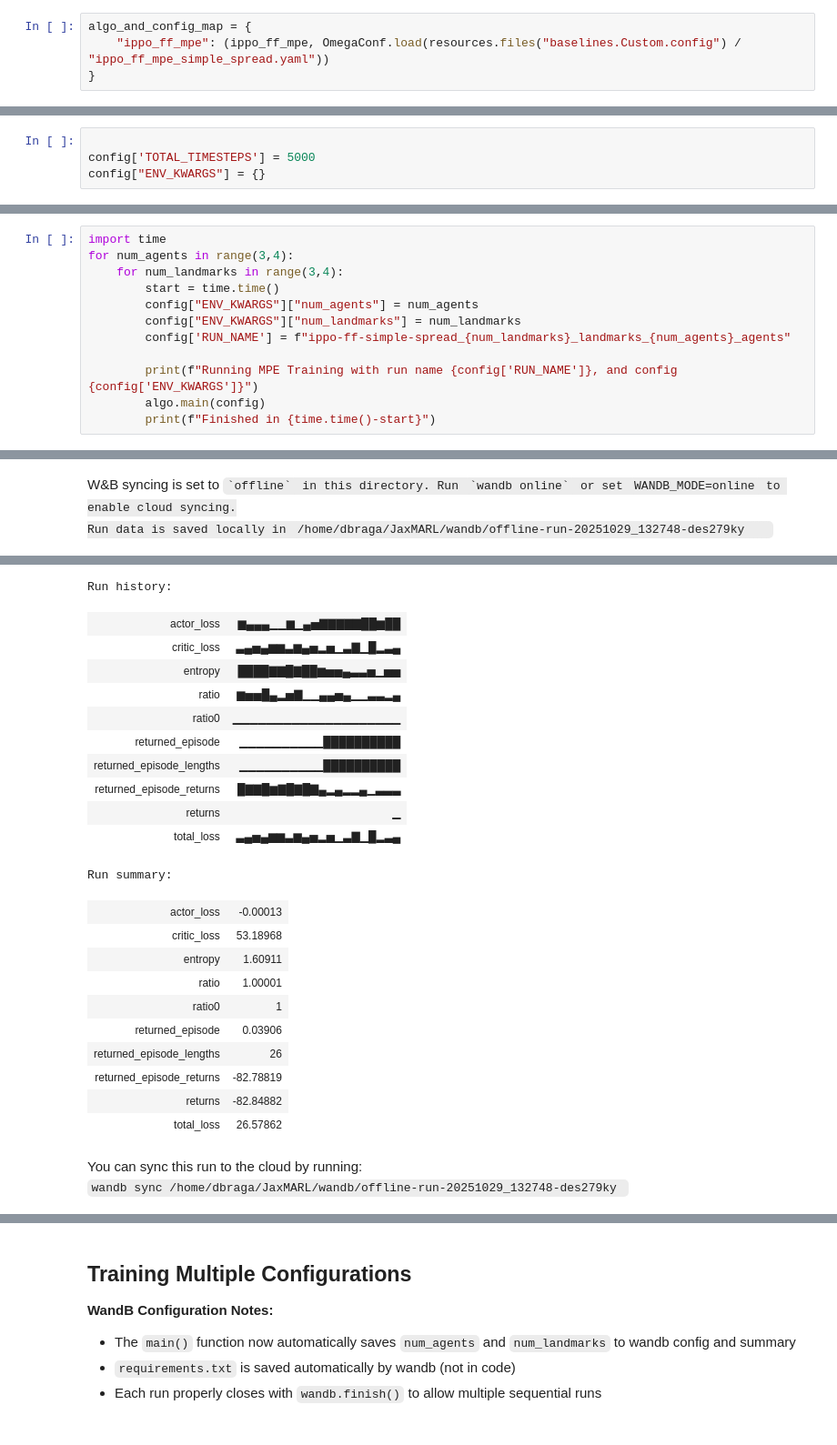
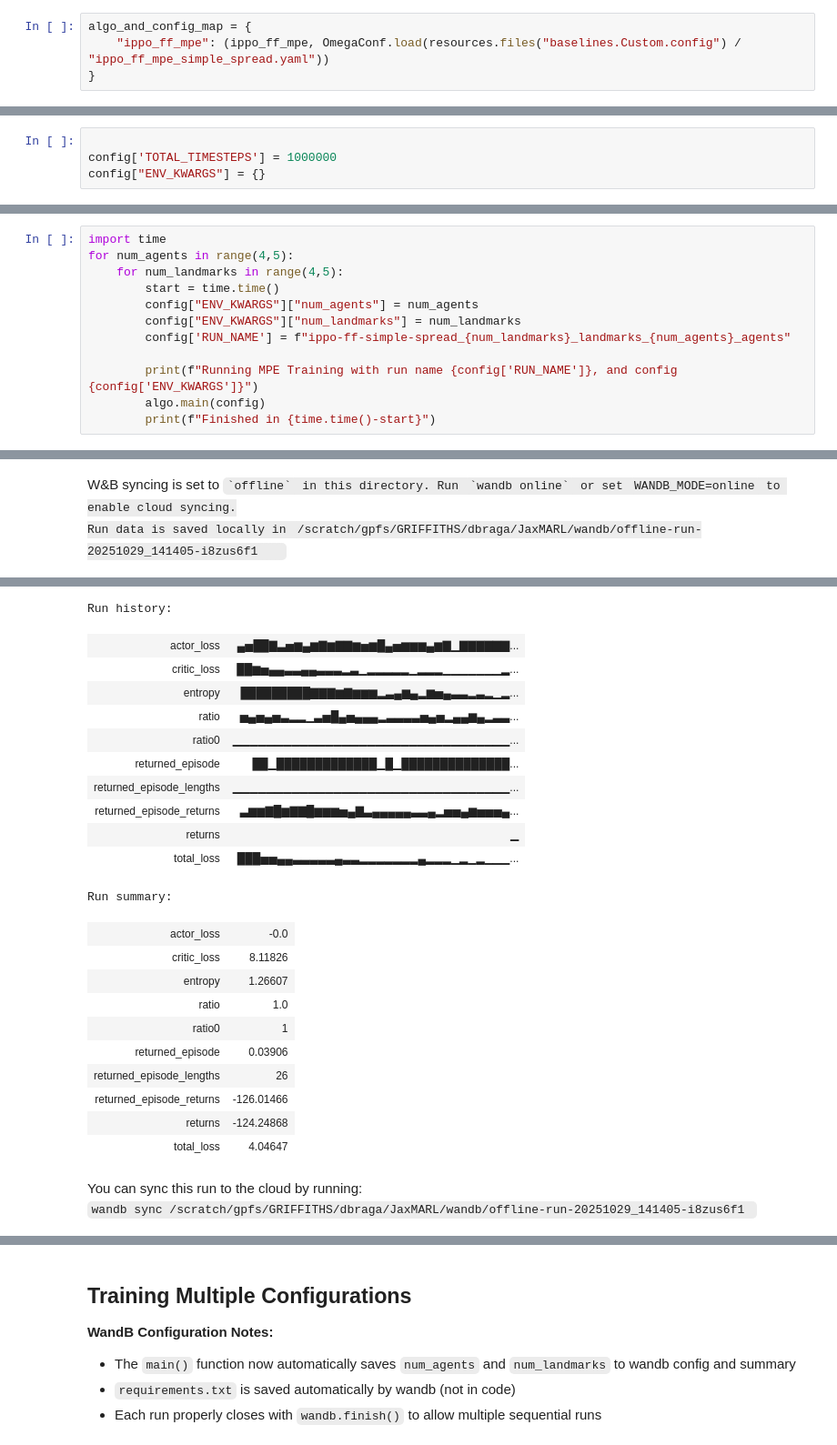
Before and after one commit to bragadaniel14/JaxMARL, a Jupyter notebook: Playground ippo_ff.ipynb, the cells around one changed output, grey strips where cells are left out. Shown at 91% size. Drawn from its saved outputs; the diff is of its cells as text.

```diff
--- a/Playground ippo_ff.ipynb
+++ b/Playground ippo_ff.ipynb
@@ -38,6 +38,6 @@ Wall time: 10.7 μs
 # %%
 
-config['TOTAL_TIMESTEPS'] = 5000
+config['TOTAL_TIMESTEPS'] = 1000000
 config["ENV_KWARGS"] = {}
 # %%
 config
@@ -46,7 +46,7 @@ config
 # %%
 import time
-for num_agents in range(3,4):
-    for num_landmarks in range(3,4):
+for num_agents in range(4,5):
+    for num_landmarks in range(4,5):
         start = time.time()
         config["ENV_KWARGS"]["num_agents"] = num_agents
         config["ENV_KWARGS"]["num_landmarks"] = num_landmarks
@@ -61,4 +61,4 @@ wandb: WARNING Using a boolean value for 'reinit' is deprecated. Use 'return_pre
 [interactive output not drawn]
 Tracking run with wandb version 0.22.1
 W&B syncing is set to `offline` in this directory. Run `wandb online` or set WANDB_MODE=online to enable cloud syncing.
-Run data is saved locally in /home/dbraga/JaxMARL/wandb/offline-run-20251029_132748-des279ky
+Run data is saved locally in /scratch/gpfs/GRIFFITHS/dbraga/JaxMARL/wandb/offline-run-20251029_141405-i8zus6f1
@@ -65,25 +66,25 @@ Run data is saved locally in /home/dbraga/JaxMARL/wandb/offline-run-20251029_132
 [interactive output not drawn]
-Run history:
+Run history:
-| actor_loss | ▆▄▄▄▁▁▆▁▄▅▇▇▇▇▇██▆██ |
-| critic_loss | ▃▄▅▄▆▆▃▆▄▅▂▅▁▃▇▁█▂▃▄ |
-| entropy | ████▇▇█▇██▆▅▅▄▃▃▅▁▅▅ |
-| ratio | ▆▅▅█▄▂▅▇▁▁▄▄▅▄▁▁▃▃▂▄ |
-| ratio0 | ▁▁▁▁▁▁▁▁▁▁▁▁▁▁▁▁▁▁▁▁ |
-| returned_episode | ▁▁▁▁▁▁▁▁▁▁██████████ |
-| returned_episode_lengths | ▁▁▁▁▁▁▁▁▁▁██████████ |
-| returned_episode_returns | █▇▇█▆▇█▇█▇▄▂▄▂▂▄▁▃▃▃ |
+| actor_loss | ▄▅██▇▃▅▆▄▆▇▆▇▇▆▅▆█▄▅▆▆▆▄▆▇▁▇▇▇▇▇▇... |
+| critic_loss | ██▆▅▄▄▃▃▄▄▃▃▃▂▃▁▂▂▂▂▂▁▂▂▂▁▁▁▁▁▁▁▂... |
+| entropy | █████████▇▇▇▆▇▆▆▆▂▃▄▆▄▂▆▅▄▃▃▂▃▂▁▂... |
+| ratio | ▅▄▅▄▅▃▂▂▁▃▅█▄▅▄▄▄▂▃▃▃▃▅▄▅▂▄▄▆▄▂▃▃... |
+| ratio0 | ▁▁▁▁▁▁▁▁▁▁▁▁▁▁▁▁▁▁▁▁▁▁▁▁▁▁▁▁▁▁▁▁▁... |
+| returned_episode | ██▁█████████████▁█▁██████████████... |
+| returned_episode_lengths | ▁▁▁▁▁▁▁▁▁▁▁▁▁▁▁▁▁▁▁▁▁▁▁▁▁▁▁▁▁▁▁▁▁... |
+| returned_episode_returns | ▃▆▆▇█▆▇▇█▆▆▆▅▄▇▃▄▄▄▄▄▃▃▄▂▅▅▄▆▅▅▅▄... |
 | returns | ▁ |
-| total_loss | ▃▄▅▄▆▆▃▆▄▅▂▅▁▃▇▁█▂▃▄ |
+| total_loss | ███▅▅▄▄▃▃▃▃▃▄▃▃▂▂▂▂▂▂▂▄▂▂▂▁▂▁▂▁▁▁... |
-Run summary:
+Run summary:
-| actor_loss | -0.00013 |
-| critic_loss | 53.18968 |
-| entropy | 1.60911 |
-| ratio | 1.00001 |
+| actor_loss | -0.0 |
+| critic_loss | 8.11826 |
+| entropy | 1.26607 |
+| ratio | 1.0 |
 | ratio0 | 1 |
 | returned_episode | 0.03906 |
 | returned_episode_lengths | 26 |
-| returned_episode_returns | -82.78819 |
-| returns | -82.84882 |
-| total_loss | 26.57862 |
+| returned_episode_returns | -126.01466 |
+| returns | -124.24868 |
+| total_loss | 4.04647 |
 You can sync this run to the cloud by running:
-wandb sync /home/dbraga/JaxMARL/wandb/offline-run-20251029_132748-des279ky
+wandb sync /scratch/gpfs/GRIFFITHS/dbraga/JaxMARL/wandb/offline-run-20251029_141405-i8zus6f1
```
Also changed, not shown: parts of 7 cells of this notebook, 3 other files.
